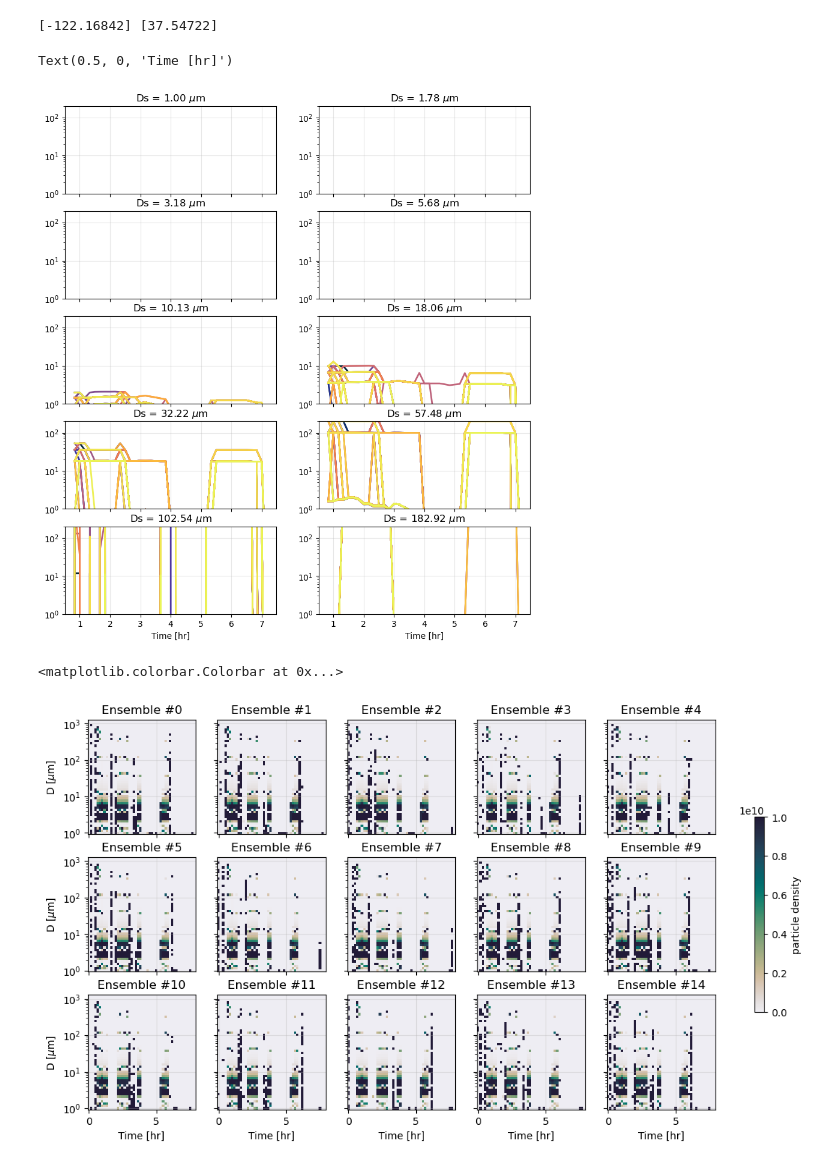
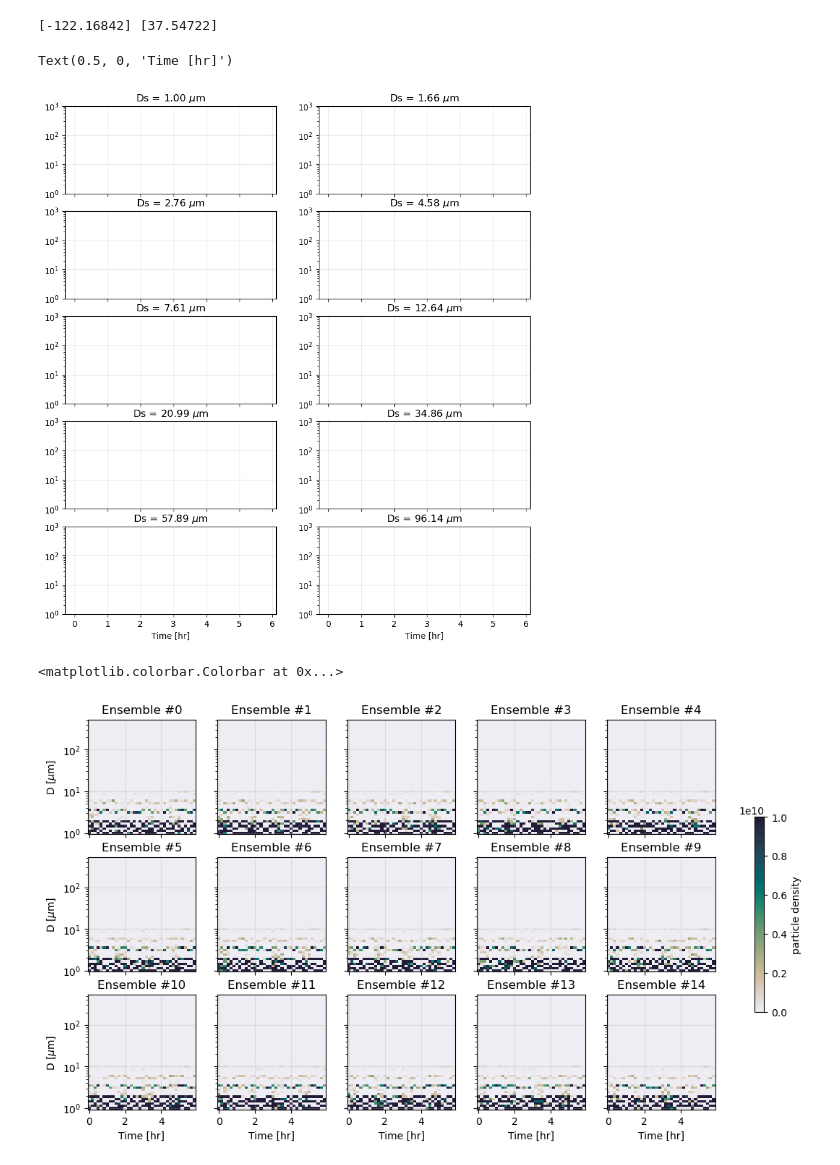
Before and after one commit to sienna-white/enkf_sediment, a Jupyter notebook: plot_floc_mod_ens.ipynb, the cells around one changed output. Drawn from its saved outputs; the diff is of its cells as text; code cells hidden in the pictures.

```diff
--- a/plot_floc_mod_ens.ipynb
+++ b/plot_floc_mod_ens.ipynb
@@ -10,7 +10,7 @@ from scipy.integrate import cumulative_trapezoid #, trapz
 
 
 ############################## OPEN MODEL DATA ##############################
-ds = xr.open_dataset("FlocMod_ADV_G_31.nc", decode_times=False)
+ds = xr.open_dataset("FlocMod_NORMAL_1.nc", decode_times=False)
 volume = 4/3 * np.pi * (ds.Ds/2)**3
 date = pd.to_datetime("2020-07-16 20:10:01")
 ds = ds.dropna(dim="N", how="any")
@@ -58,30 +58,30 @@ lds = lds.assign_coords(time=ldates)
 # %%
 fig, axs = plt.subplots(nrows=5, ncols=2, figsize=(10, 11), sharex=True, sharey=False)
 axs = axs.flatten()
 
 
 for j, Ds in enumerate(range(0, Ns, 4)):
     if j > 9:
         continue
     axs[j].grid(alpha=0.3)
     axs[j].set_title(r"Ds = %.2f $\mu$m" % (ds.Ds.isel(Ds=Ds).values*1e6))
     time = ds.time.values / 3600
-    axs[j].set_ylim(1, 200)
+    axs[j].set_ylim(1, 1000)
     axs[j].set_yscale('log')
     for i in range(0, Nens):
         G = ds.G.isel(time=1, N=i)
         s0 = ds.ssc.isel(N=i).isel(Ds=Ds) * volume[Ds] * 1e6
-        s0 = s0.rolling(time=10, center=True).mean().values
+        # s0 = s0.rolling(time=10, center=True).mean().values
         axs[j].plot(time, s0, color=cmo.cm.thermal(i/Nens), linewidth=2) #, label="Nens=%d" % i)
 
 # axs[-5].legend(bbox_to_anchor=(1.05, 1), loc='upper left', borderaxespad=0. )
 axs[-1].set_xlabel("Time [hr]")
 axs[-2].set_xlabel("Time [hr]")
 
 # fig.savefig("time_evolution_G=%d.png" % (G), dpi=300, bbox_inches='tight')
 # %% [output]
 Text(0.5, 0, 'Time [hr]')
-[figure, old version]
+[figure, new version]
 # %%
 fig, axs = plt.subplots(nrows=3, ncols=5, figsize=(14, 7), sharex=True, sharey=True)
 axs[0,0].set_ylabel(r"D [$\mu$m]")
@@ -106,7 +106,7 @@ plt.colorbar(h, ax=axs, orientation='vertical', label="particle density", shrink
 # fig.savefig("time-space_G=%d.png" % (G), dpi=300, bbox_inches='tight')
 # %% [output]
 <matplotlib.colorbar.Colorbar at 0x...>
-[figure, old version]
+[figure, new version]
 # %%
 fig, axs = plt.subplots(nrows=3, ncols=5, figsize=(14, 7), sharex=True, sharey=True)
 axs[0,0].set_ylabel(r"D [$\mu$m]")
```
Also changed, not shown: parts of 11 cells of this notebook, 29 other files.
